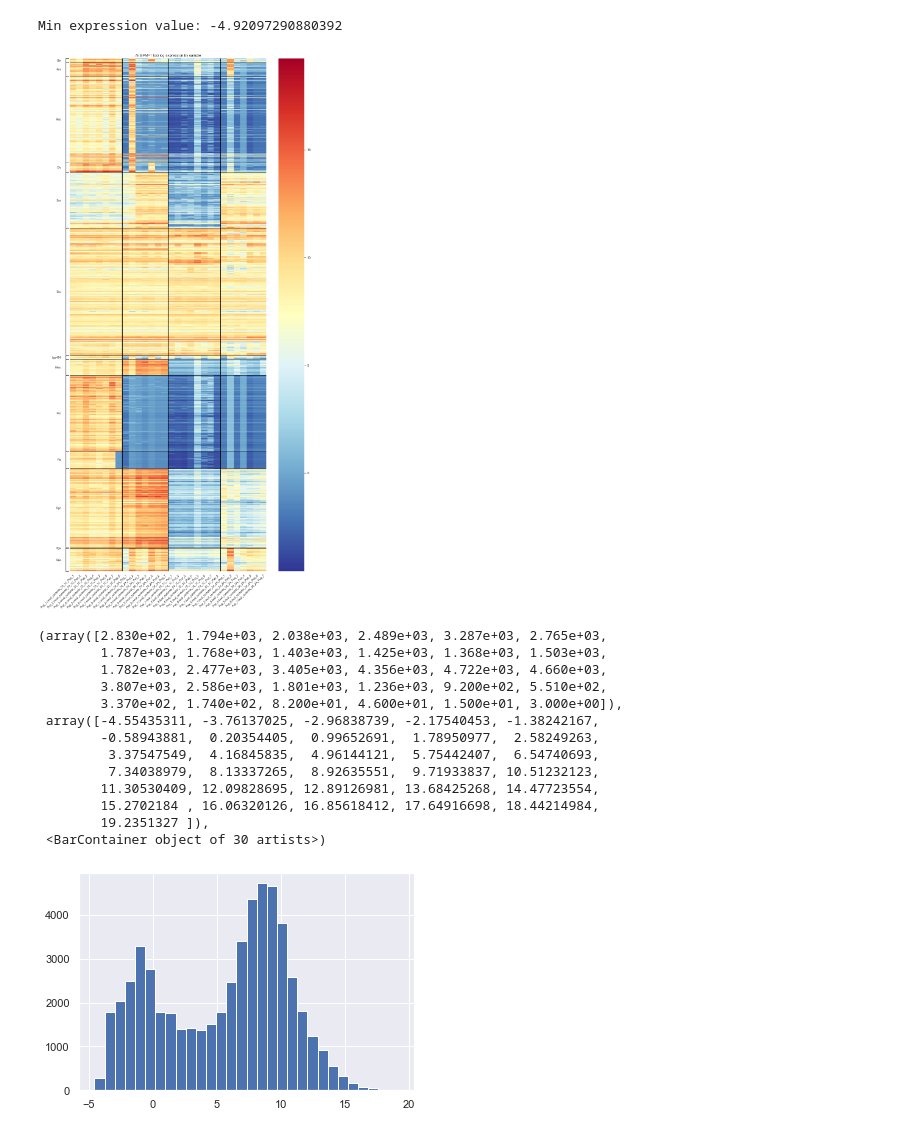
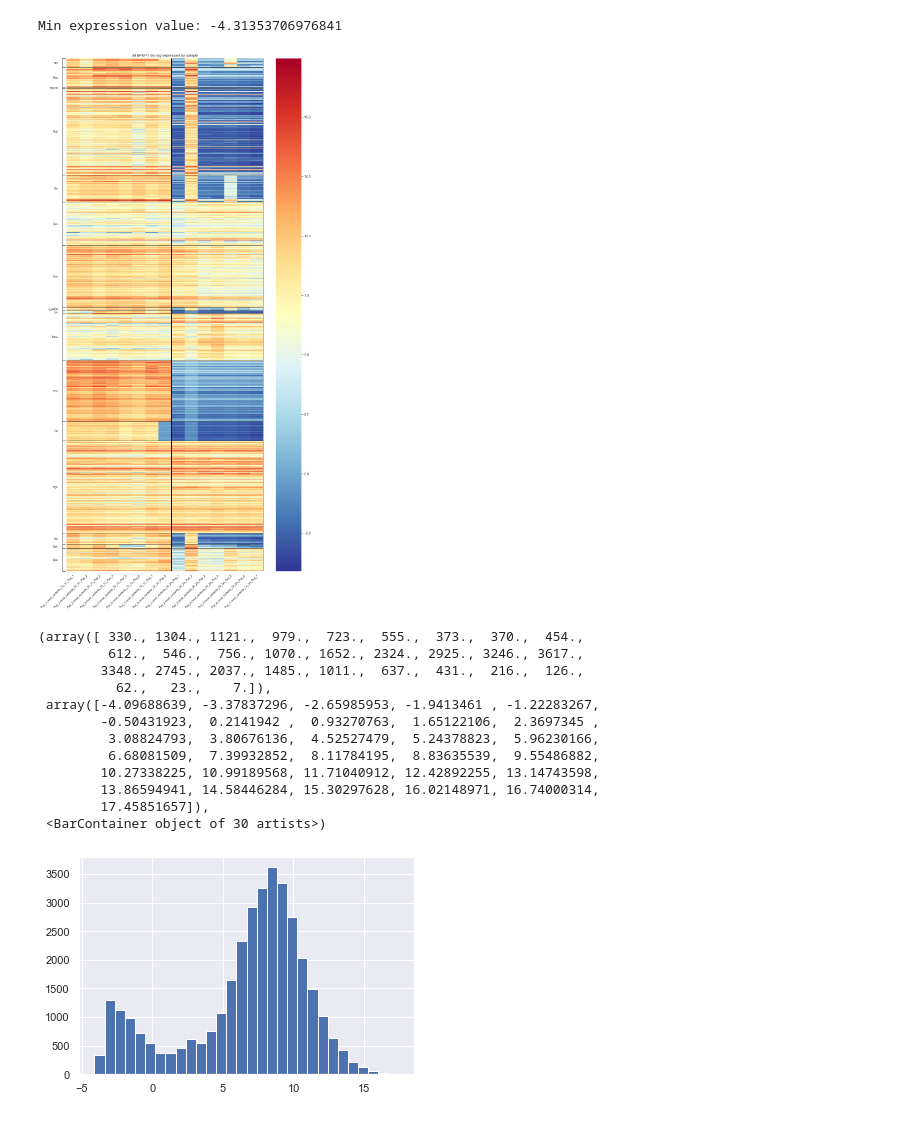
Before and after one commit to evanmlee/GordonLab, a Jupyter notebook: HOSVD_BPM_processing.ipynb, the cells around one changed output. Drawn from its saved outputs; the diff is of its cells as text; code cells hidden in the pictures.

```diff
--- a/HOSVD_BPM_processing.ipynb
+++ b/HOSVD_BPM_processing.ipynb
@@ -77,7 +77,11 @@ def vc_strain_locus_tag(expr_df,mcseed_df):
     locus_vc_df.loc[:,"Strain"] = locus_tag_strains
     return locus_vc_df
 # %%
-transformed_data_dir = "formatted_output/transformed"
+transformed_data_dir = "formatted_output/transformed/thr3_prev0.3_cecal"
+param_str = re.match(r"formatted_output\/transformed\/([\w_\.]+)",transformed_data_dir).groups()[0]
+figures_dir = "figures/{0}".format(param_str)
+os.makedirs(figures_dir)
+
 filt_tpm_fpath = "{0}/filt_merged_tpm.csv".format(transformed_data_dir)
 filt_vst_fpath = "{0}/filt_merged_vst.csv".format(transformed_data_dir)
 filt_log_fpath = "{0}/filt_merged_log.csv".format(transformed_data_dir)
@@ -416,7 +420,7 @@ Min expression value: -4.92097290880392
 # %%
 bpm_filt_expr_df = bpm_filter_expr_data(filt_expr_df,bpm_df,mcseed_df)
 
-bpm_filt_dir = "formatted_output/bpm_filtered"
+bpm_filt_dir = "formatted_output/bpm_filtered/{0}".format(param_str)
 if not os.path.exists(bpm_filt_dir):
     os.makedirs(bpm_filt_dir)
 
@@ -454,53 +458,52 @@ if plot_transcript_heatmap:
     bpm_filt_locus_vc_df.set_index("Strain",inplace=True)
 
     strain_hline_pos, strain_label_pos = [0], []
     for strain,loci_count in bpm_filt_locus_vc_df["Filtered Loci"].iteritems():
         #position is top of block of strain phenotypes; top of heatmap is position 0
         strain_hline_pos.append((bpm_filt_locus_vc_df["Filtered Loci"].loc[:strain].sum()))
         strain_label_pos.append((bpm_filt_locus_vc_df["Filtered Loci"].loc[:strain].sum())-loci_count/2)
     #hline and vline plotting for cecal-ileal (x-axis), 1C-2A (x-axis), and strain (y-axis) separation
     cecal_ileal_vline = n_1C_cecal + n_2A_cecal
     g.vlines([cecal_ileal_vline],*g.get_ylim(),color="black",linewidth=3)
     arm_vlines = [n_1C_cecal,n_1C_cecal+n_1C_ileal+n_2A_cecal]
     g.vlines(arm_vlines,*g.get_ylim(),color="black",linewidth=2)
     g.hlines(strain_hline_pos[1:-1],*g.get_xlim(),color="black",linewidth=1)
     #Set y-ticks to be strains for block of loci
     g.yaxis.tick_left()
     g.set_yticks(strain_hline_pos)
 #     g.minorticks_on()
 #     g.tick_params(left=True)
     g.yaxis.set_major_formatter(ticker.NullFormatter())
     g.yaxis.set_minor_locator(ticker.FixedLocator(strain_label_pos))
     g.yaxis.set_minor_formatter(ticker.FixedFormatter([STRAIN_TAGS[strain] for strain in bpm_filt_locus_vc_df.index]))
     g.tick_params(axis='y',which='minor', length=0,pad=15,labelsize=9,color="black")
     g.tick_params(axis='y',which='major',length=10,direction="in",color="black")
     g.spines.left.set_color('black')
     g.spines.left.set_position(("axes",-.02))
     g.spines.left.set_visible('black')
 
     g.set_xticklabels(g.get_xticklabels(),rotation=45,ha='right', rotation_mode='anchor',fontsize=9)
     g.set_facecolor("#C0C0C0")
-    plt.savefig("figures/bpm1_transcripts.png", dpi=200, facecolor='w',bbox_inches="tight")
+    plt.savefig("{0}/bpm1_transcripts.png".format(figures_dir), dpi=200, facecolor='w',bbox_inches="tight")
 # %% [output]
-Min expression value: -4.92097290880392
+Min expression value: -4.31353706976841
-[figure, old version]
+[figure, new version]
 # %%
 plt.hist(bpm_filt_expr_df.values.flatten(),bins=30)
 # %% [output]
-(array([2.830e+02, 1.794e+03, 2.038e+03, 2.489e+03, 3.287e+03, 2.765e+03,
-        1.787e+03, 1.768e+03, 1.403e+03, 1.425e+03, 1.368e+03, 1.503e+03,
-        1.782e+03, 2.477e+03, 3.405e+03, 4.356e+03, 4.722e+03, 4.660e+03,
-        3.807e+03, 2.586e+03, 1.801e+03, 1.236e+03, 9.200e+02, 5.510e+02,
-        3.370e+02, 1.740e+02, 8.200e+01, 4.600e+01, 1.500e+01, 3.000e+00]),
- array([-4.55435311, -3.76137025, -2.96838739, -2.17540453, -1.38242167,
-        -0.58943881,  0.20354405,  0.99652691,  1.78950977,  2.58249263,
-         3.37547549,  4.16845835,  4.96144121,  5.75442407,  6.54740693,
-         7.34038979,  8.13337265,  8.92635551,  9.71933837, 10.51232123,
-        11.30530409, 12.09828695, 12.89126981, 13.68425268, 14.47723554,
-        15.2702184 , 16.06320126, 16.85618412, 17.64916698, 18.44214984,
-        19.2351327 ]),
+(array([ 330., 1304., 1121.,  979.,  723.,  555.,  373.,  370.,  454.,
+         612.,  546.,  756., 1070., 1652., 2324., 2925., 3246., 3617.,
+        3348., 2745., 2037., 1485., 1011.,  637.,  431.,  216.,  126.,
+          62.,   23.,    7.]),
+ array([-4.09688639, -3.37837296, -2.65985953, -1.9413461 , -1.22283267,
+        -0.50431923,  0.2141942 ,  0.93270763,  1.65122106,  2.3697345 ,
+         3.08824793,  3.80676136,  4.52527479,  5.24378823,  5.96230166,
+         6.68081509,  7.39932852,  8.11784195,  8.83635539,  9.55486882,
+        10.27338225, 10.99189568, 11.71040912, 12.42892255, 13.14743598,
+        13.86594941, 14.58446284, 15.30297628, 16.02148971, 16.74000314,
+        17.45851657]),
  <BarContainer object of 30 artists>)
-[figure, old version]
+[figure, new version]
 # %%
 #tpm based sample pht aggregation dataframes
 #sample_pht_expr_dfs = per_sample_pht_aggregation(tpm_df,bpm_df,mcseed_df)
```
Also changed, not shown: parts of 4 cells of this notebook, 2 other files.
